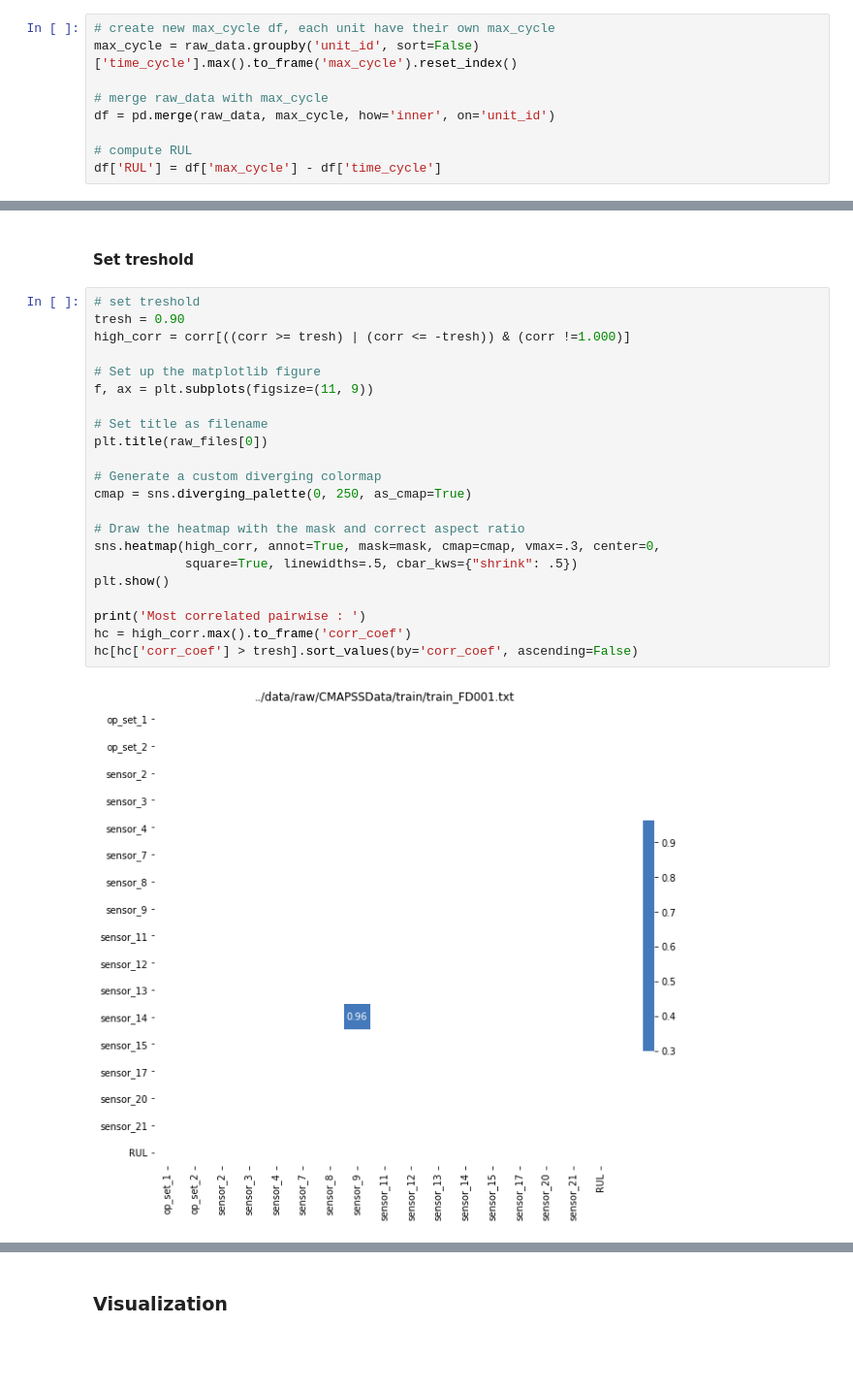
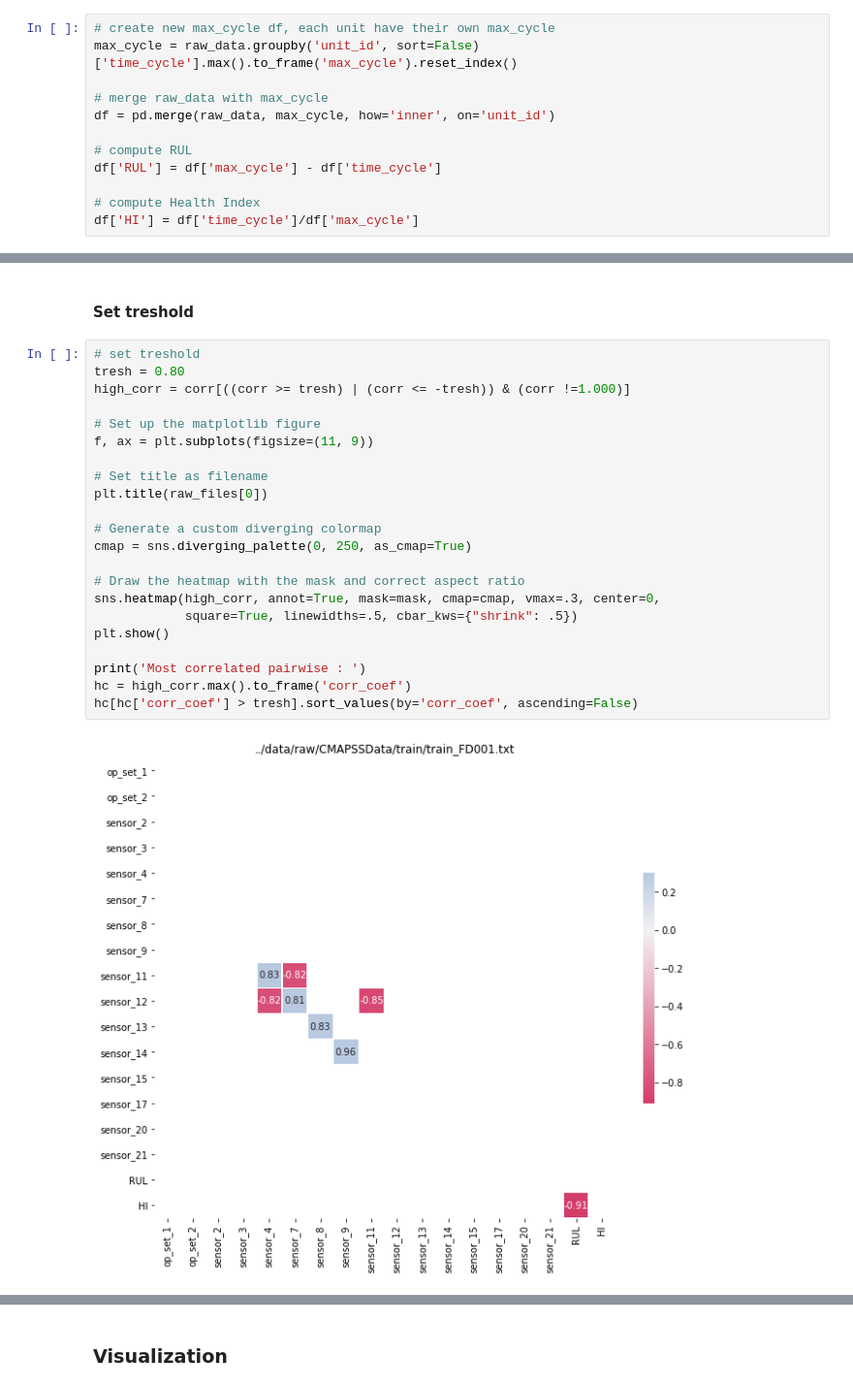
Before and after one commit to HazmilH/turbofan_rul_prediction, a Jupyter notebook: notebooks/01-eda_preprocessing.ipynb, the cells around one changed output, grey strips where cells are left out. Shown at 97% size. Drawn from its saved outputs; the diff is of its cells as text; blank space fills up the shorter version.

```diff
--- a/notebooks/01-eda_preprocessing.ipynb
+++ b/notebooks/01-eda_preprocessing.ipynb
@@ -52,6 +52,9 @@ df = pd.merge(raw_data, max_cycle, how='inner', on='unit_id')
 
 # compute RUL
 df['RUL'] = df['max_cycle'] - df['time_cycle']
+
+# compute Health Index
+df['HI'] = df['time_cycle']/df['max_cycle']
 # %%
 df.head()
 # %% [output]
@@ -96,28 +138,28 @@ sns.heatmap(data=corr, annot=False, mask=mask, cmap=cmap, vmax=.3, center=0,
 #### Set treshold
 # %%
 # set treshold
-tresh = 0.90
+tresh = 0.80
 high_corr = corr[((corr >= tresh) | (corr <= -tresh)) & (corr !=1.000)]
 
 # Set up the matplotlib figure
 f, ax = plt.subplots(figsize=(11, 9))
 
 # Set title as filename
 plt.title(raw_files[0])
 
 # Generate a custom diverging colormap
 cmap = sns.diverging_palette(0, 250, as_cmap=True)
 
 # Draw the heatmap with the mask and correct aspect ratio
 sns.heatmap(high_corr, annot=True, mask=mask, cmap=cmap, vmax=.3, center=0,
             square=True, linewidths=.5, cbar_kws={"shrink": .5})
 plt.show()
 
 print('Most correlated pairwise : ')
 hc = high_corr.max().to_frame('corr_coef')
 hc[hc['corr_coef'] > tresh].sort_values(by='corr_coef', ascending=False)
 # %% [output]
-[figure, old version]
+[figure, new version]
 Most correlated pairwise :
 |  | corr_coef |
 | sensor_9 | 0.963157 |
```
Also changed, not shown: parts of 10 cells of this notebook, 4 other files.
